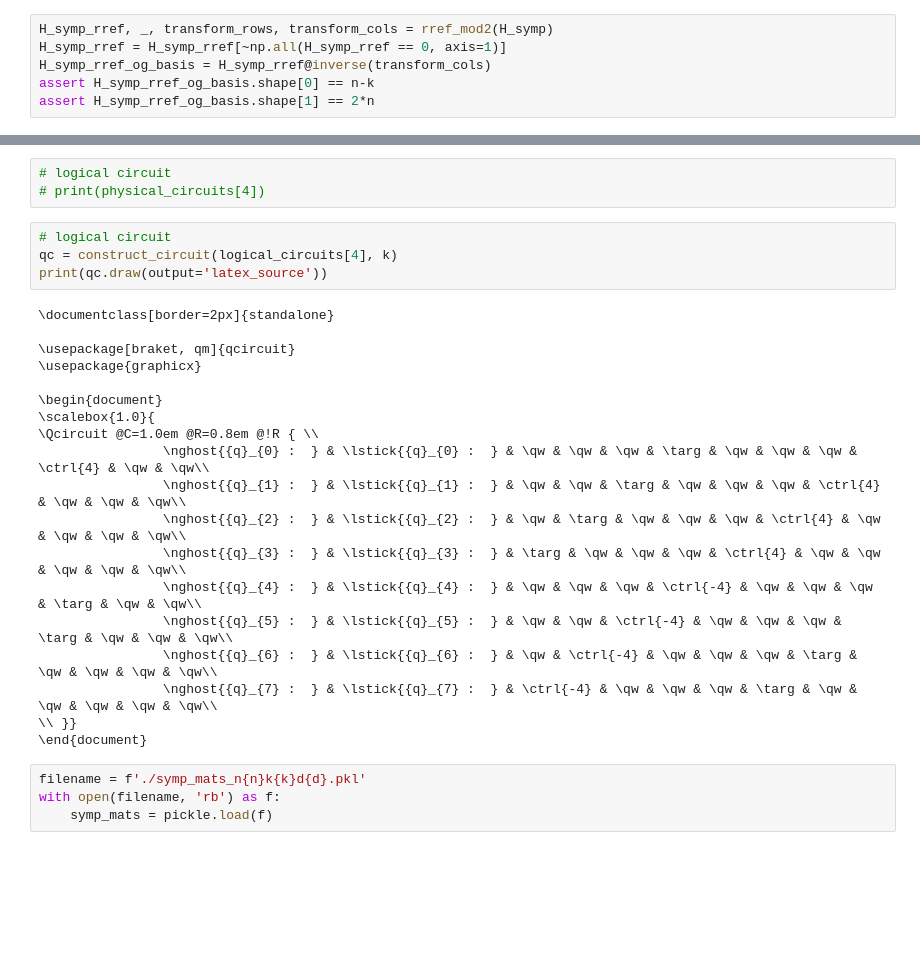
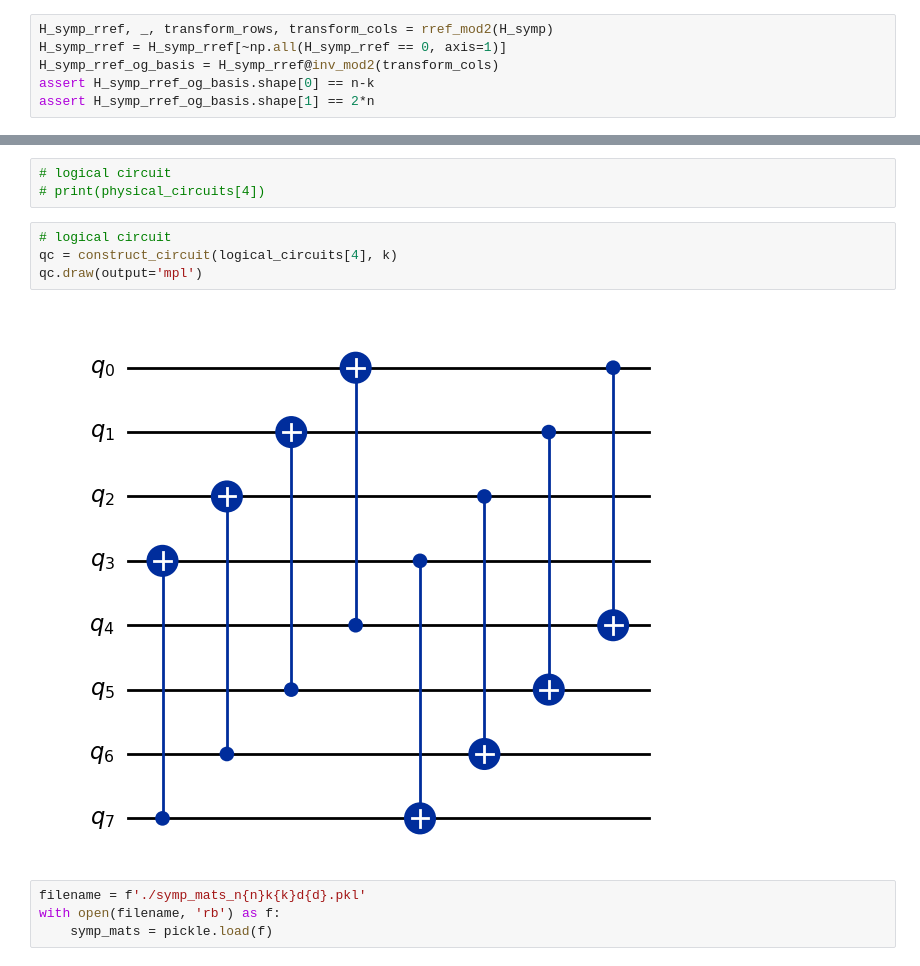
Before and after one commit to hsayginel/autqec, a Jupyter notebook: examples/bivariant_bicycle_codes/[[108,8,10]].ipynb, the cells around one changed output, grey strips where cells are left out. Cells and saved outputs as stored; diff of their text form; blank space fills up the shorter version.

Commit message:
new rref func

```diff
--- a/examples/bivariant_bicycle_codes/[[108,8,10]].ipynb
+++ b/examples/bivariant_bicycle_codes/[[108,8,10]].ipynb
@@ -21,7 +21,7 @@ H_symp = np.array(np.vstack((np.hstack((H_X,zeros)),np.hstack((zeros,H_Z)))),dty
 # %%
 H_symp_rref, _, transform_rows, transform_cols = rref_mod2(H_symp)
 H_symp_rref = H_symp_rref[~np.all(H_symp_rref == 0, axis=1)]
-H_symp_rref_og_basis = H_symp_rref@inverse(transform_cols)
+H_symp_rref_og_basis = H_symp_rref@inv_mod2(transform_cols)
 assert H_symp_rref_og_basis.shape[0] == n-k
 assert H_symp_rref_og_basis.shape[1] == 2*n
 # %% [markdown]
@@ -107,26 +107,9 @@ qc.draw(output='mpl')
 # %%
 # logical circuit
 qc = construct_circuit(logical_circuits[4], k)
-print(qc.draw(output='latex_source'))
+qc.draw(output='mpl')
 # %% [output]
-\documentclass[border=2px]{standalone}
-
-\usepackage[braket, qm]{qcircuit}
-\usepackage{graphicx}
-
-\begin{document}
-\scalebox{1.0}{
-\Qcircuit @C=1.0em @R=0.8em @!R { \\
-                \nghost{{q}_{0} :  } & \lstick{{q}_{0} :  } & \qw & \qw & \qw & \targ & \qw & \qw & \qw & \ctrl{4} & \qw & \qw\\
-                \nghost{{q}_{1} :  } & \lstick{{q}_{1} :  } & \qw & \qw & \targ & \qw & \qw & \qw & \ctrl{4} & \qw & \qw & \qw\\
-                \nghost{{q}_{2} :  } & \lstick{{q}_{2} :  } & \qw & \targ & \qw & \qw & \qw & \ctrl{4} & \qw & \qw & \qw & \qw\\
-                \nghost{{q}_{3} :  } & \lstick{{q}_{3} :  } & \targ & \qw & \qw & \qw & \ctrl{4} & \qw & \qw & \qw & \qw & \qw\\
-                \nghost{{q}_{4} :  } & \lstick{{q}_{4} :  } & \qw & \qw & \qw & \ctrl{-4} & \qw & \qw & \qw & \targ & \qw & \qw\\
-                \nghost{{q}_{5} :  } & \lstick{{q}_{5} :  } & \qw & \qw & \ctrl{-4} & \qw & \qw & \qw & \targ & \qw & \qw & \qw\\
-                \nghost{{q}_{6} :  } & \lstick{{q}_{6} :  } & \qw & \ctrl{-4} & \qw & \qw & \qw & \targ & \qw & \qw & \qw & \qw\\
-                \nghost{{q}_{7} :  } & \lstick{{q}_{7} :  } & \ctrl{-4} & \qw & \qw & \qw & \targ & \qw & \qw & \qw & \qw & \qw\\
-\\ }}
-\end{document}
+[figure, added]
 # %%
 filename = f'./symp_mats_n{n}k{k}d{d}.pkl'
 with open(filename, 'rb') as f:
```
Also changed, not shown: 7 other files.
